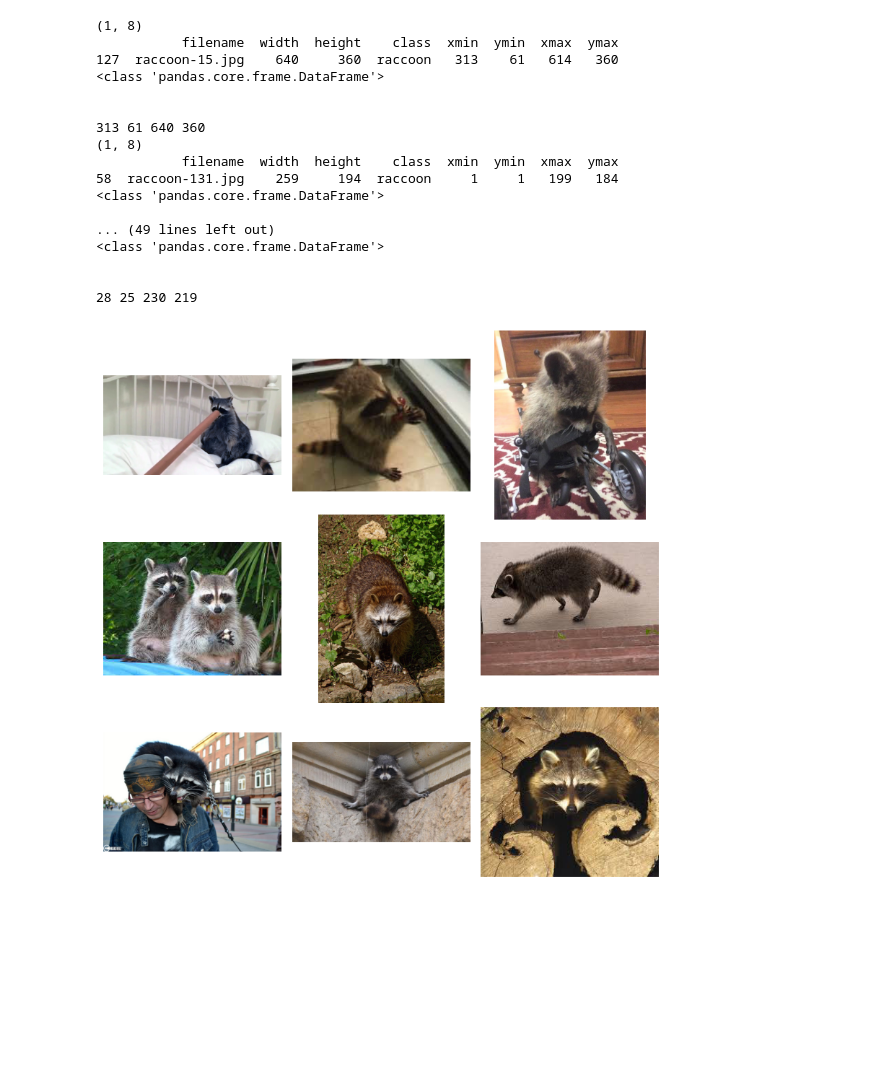
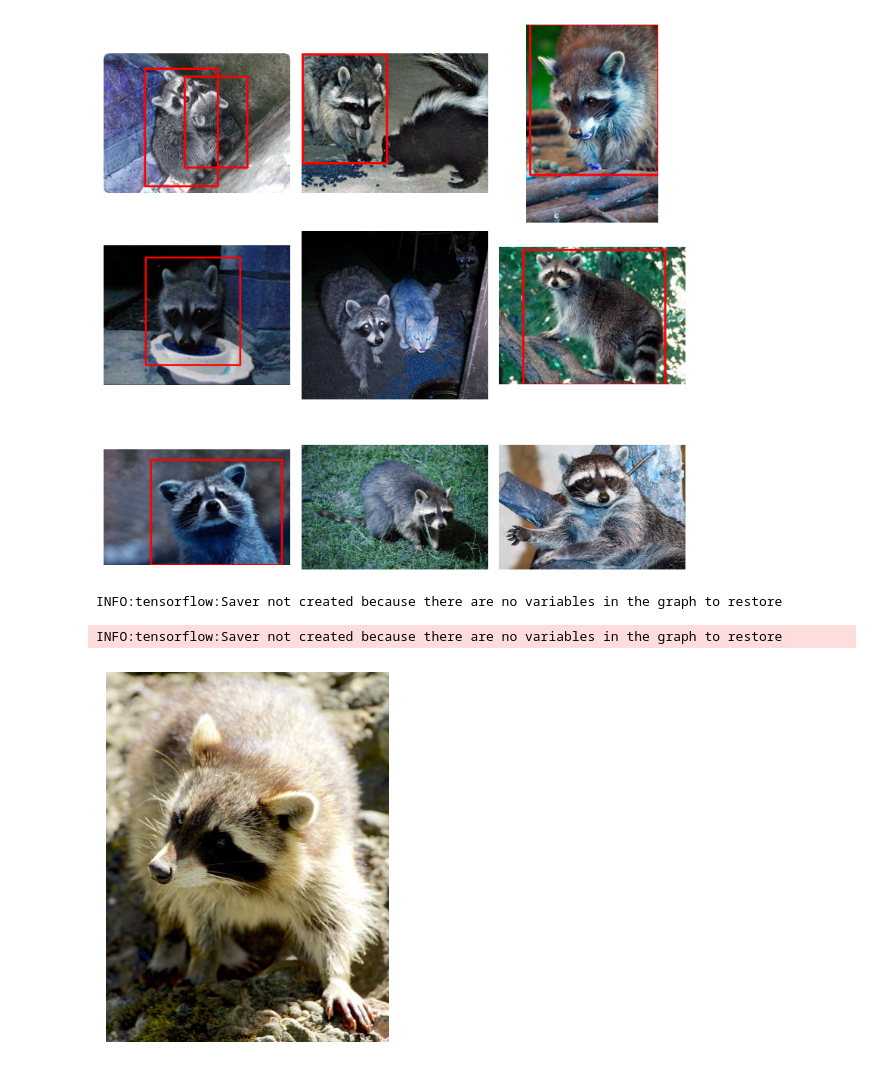
Before and after one commit to radtklau/cv_assignment_2, a Jupyter notebook: object_det_loc.ipynb, the cells around one changed output. Cells and saved outputs as stored; diff of their text form; code cells hidden in the pictures; blank space fills up the shorter version.

Commit message:
added prediction with pretrained model

```diff
--- a/object_det_loc.ipynb
+++ b/object_det_loc.ipynb
@@ -9,5 +11,5 @@ import random
 # %%
-dir_path = "data/Racoon Images/images/"
+dir_path = "data/Racoon_Images/images/"
 csv_file_path = "data/train_labels_.csv"
 image_names = os.listdir(dir_path)
 random_images = random.sample(image_names, 9)
@@ -15,43 +17,30 @@ bounding_box_df = pd.read_csv(csv_file_path)
 # %%
 fig, axes = plt.subplots(3, 3, figsize=(8, 8))
 
 for i, image_file_name in enumerate(random_images):
     image_path = os.path.join(dir_path, image_file_name)
-    img = Image.open(image_path)
+    img = cv2.imread(image_path)
 
     bbox_info = bounding_box_df[bounding_box_df['filename'] == image_file_name]
+    """
+    print(image_file_name)
     print(bbox_info.shape)
     print(bbox_info)
     print(type(bbox_info))
     print("\n")
+    """
+
+    image_height, image_width, _ = img.shape
+    thickness = max(image_width, image_height) * (1 / 100)
+
+    for _, row in bbox_info.iterrows():
+        xmin, ymin, xmax, ymax = row['xmin'], row['ymin'], row['xmax'], row['ymax']
+        cv2.rectangle(img, (xmin, ymax), (xmax, ymin), color=(255, 0, 0), thickness=int(thickness)) #tuple: top left, tuple: bottom right
 
     axes[i // 3, i % 3].imshow(img)
     axes[i // 3, i % 3].axis("off")
 
-    draw = ImageDraw.Draw(img)
-    for _, row in bbox_info.iterrows():
-        x0, y0, w, h = row['xmin'], row['ymin'], row['width'], row['height']
-        print(x0, y0, w, h)
-        draw.rectangle((x0, y0, x0 + w, y0 + h), outline="red", width=2)
-
 plt.tight_layout()
 plt.show()
 # %% [output]
-(1, 8)
-           filename  width  height    class  xmin  ymin  xmax  ymax
-127  raccoon-15.jpg    640     360  raccoon   313    61   614   360
-<class 'pandas.core.frame.DataFrame'>
-
-
-313 61 640 360
-(1, 8)
-           filename  width  height    class  xmin  ymin  xmax  ymax
-58  raccoon-131.jpg    259     194  raccoon     1     1   199   184
-<class 'pandas.core.frame.DataFrame'>
-
-... (49 lines left out)
-<class 'pandas.core.frame.DataFrame'>
-
-
-28 25 230 219
-[figure, old version]
+[figure, new version]
@@ -57,0 +52,5 @@ plt.show()
+# %%
+model = hub.load(module_handle)
+# %% [output]
+INFO:tensorflow:Saver not created because there are no variables in the graph to restore
+INFO:tensorflow:Saver not created because there are no variables in the graph to restore
@@ -57,0 +172,6 @@ plt.show()
+# %%
+random_image = random.choice(image_names)
+image_path = os.path.join(dir_path, random_image)
+display_image(load_image(image_path))
+# %% [output]
+[figure, added]
```
Also changed, not shown: parts of 6 cells of this notebook.
